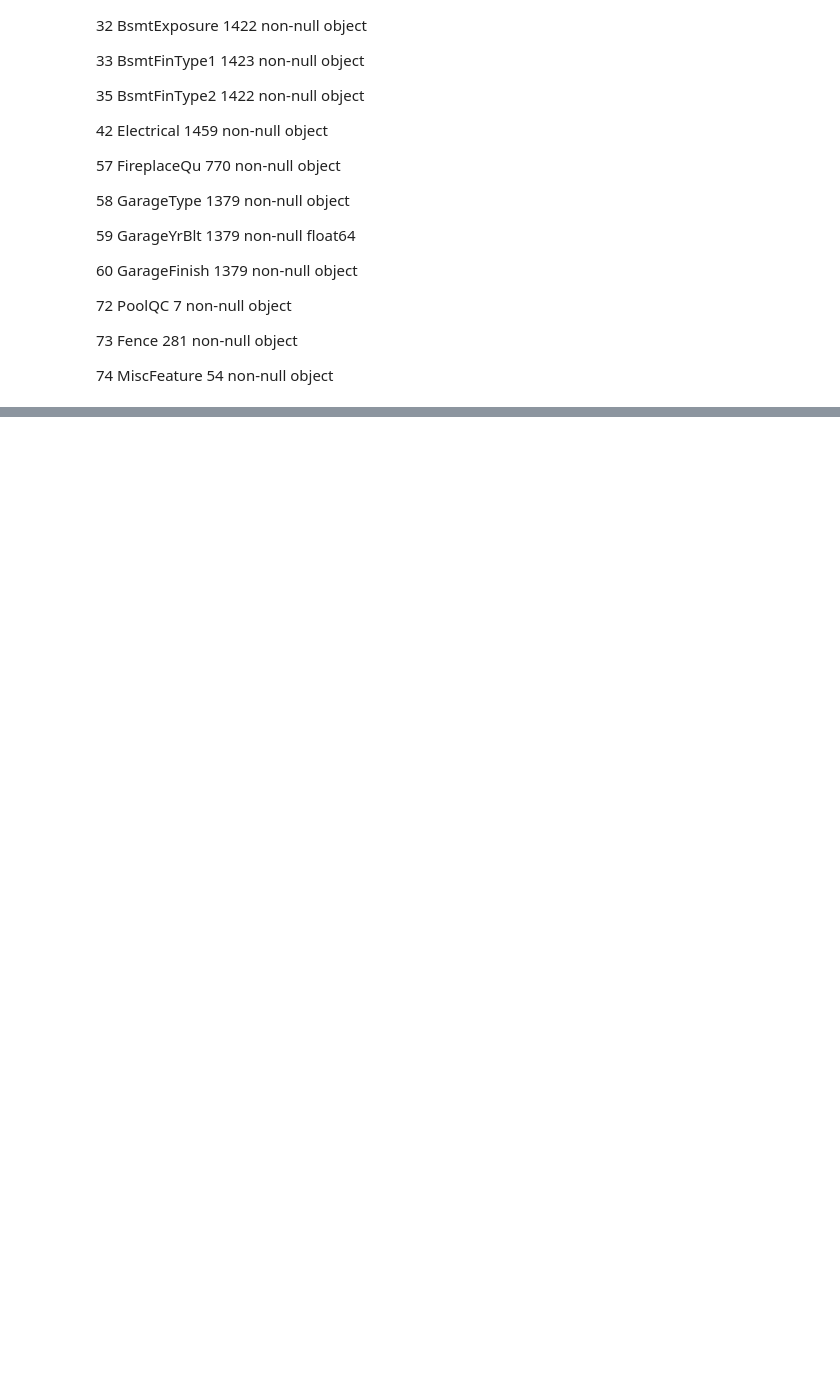
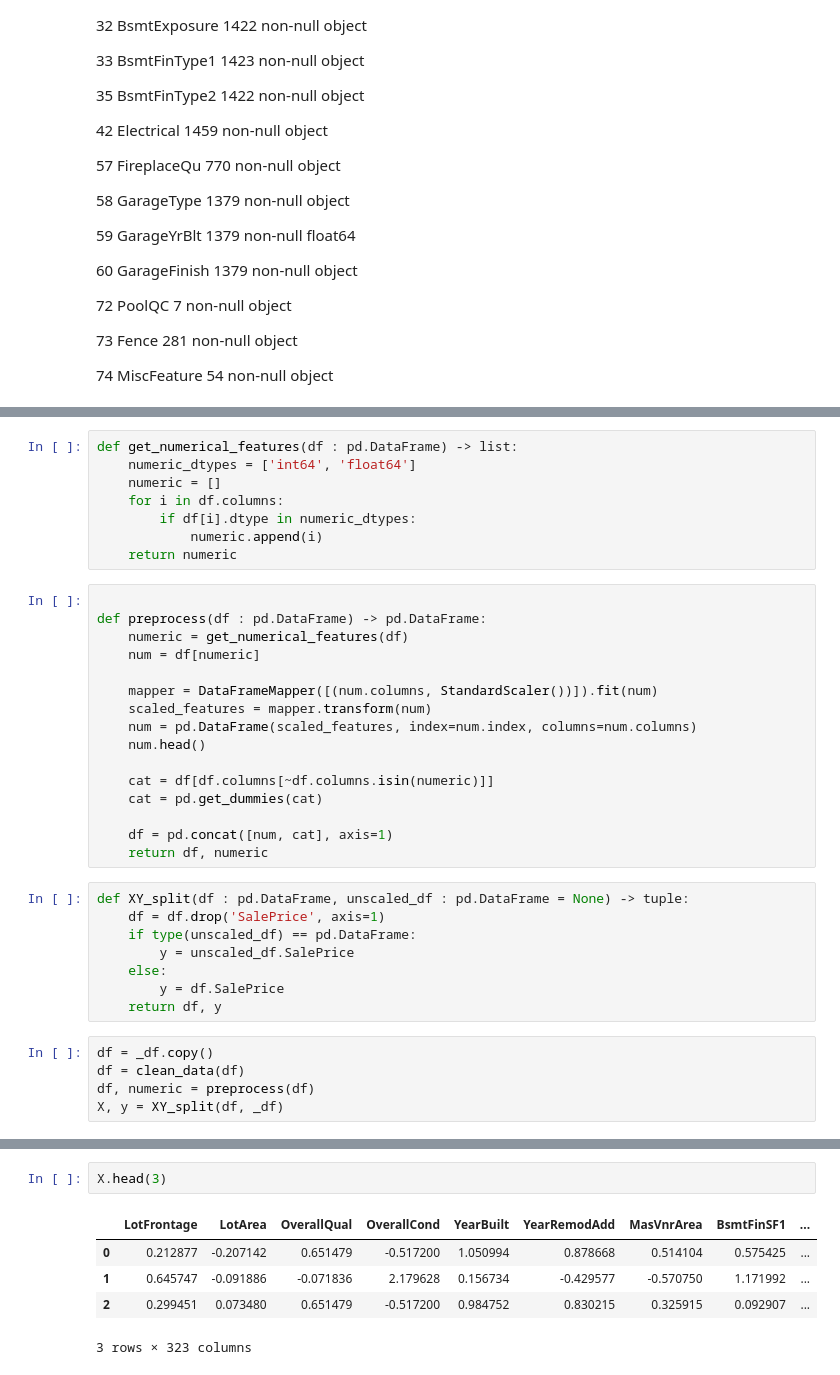
Before and after one commit to sethjpete/KaggleComp, a Jupyter notebook: kaggle.ipynb, the cells around one changed output, grey strips where cells are left out. Saved outputs shown, nothing was run; the diff lists cells and outputs as text; blank space fills up the shorter version.

```diff
--- a/kaggle.ipynb
+++ b/kaggle.ipynb
@@ -140,0 +92,37 @@ df
+# %%
+def get_numerical_features(df : pd.DataFrame) -> list:
+    numeric_dtypes = ['int64', 'float64']
+    numeric = []
+    for i in df.columns:
+        if df[i].dtype in numeric_dtypes:
+            numeric.append(i)
+    return numeric
+# %%
+
+def preprocess(df : pd.DataFrame) -> pd.DataFrame:
+    numeric = get_numerical_features(df)
+    num = df[numeric]
+
+    mapper = DataFrameMapper([(num.columns, StandardScaler())]).fit(num)
+    scaled_features = mapper.transform(num)
+    num = pd.DataFrame(scaled_features, index=num.index, columns=num.columns)
+    num.head()
+
+    cat = df[df.columns[~df.columns.isin(numeric)]]
+    cat = pd.get_dummies(cat)
+
+    df = pd.concat([num, cat], axis=1)
+    return df, numeric
+# %%
+def XY_split(df : pd.DataFrame, unscaled_df : pd.DataFrame = None) -> tuple:
+    df = df.drop('SalePrice', axis=1)
+    if type(unscaled_df) == pd.DataFrame:
+        y = unscaled_df.SalePrice
+    else:
+        y = df.SalePrice
+    return df, y
+# %%
+df = _df.copy()
+df = clean_data(df)
+df, numeric = preprocess(df)
+X, y = XY_split(df, _df)
@@ -140,0 +139,8 @@ df
+# %%
+X.head(3)
+# %% [output]
+|  | LotFrontage | LotArea | OverallQual | OverallCond | YearBuilt | YearRemodAdd | MasVnrArea | BsmtFinSF1 | ... |
+| 0 | 0.212877 | -0.207142 | 0.651479 | -0.517200 | 1.050994 | 0.878668 | 0.514104 | 0.575425 | ... |
+| 1 | 0.645747 | -0.091886 | -0.071836 | 2.179628 | 0.156734 | -0.429577 | -0.570750 | 1.171992 | ... |
+| 2 | 0.299451 | 0.073480 | 0.651479 | -0.517200 | 0.984752 | 0.830215 | 0.325915 | 0.092907 | ... |
+3 rows × 323 columns
```
Also changed, not shown: parts of 23 cells of this notebook, 1 other file.
